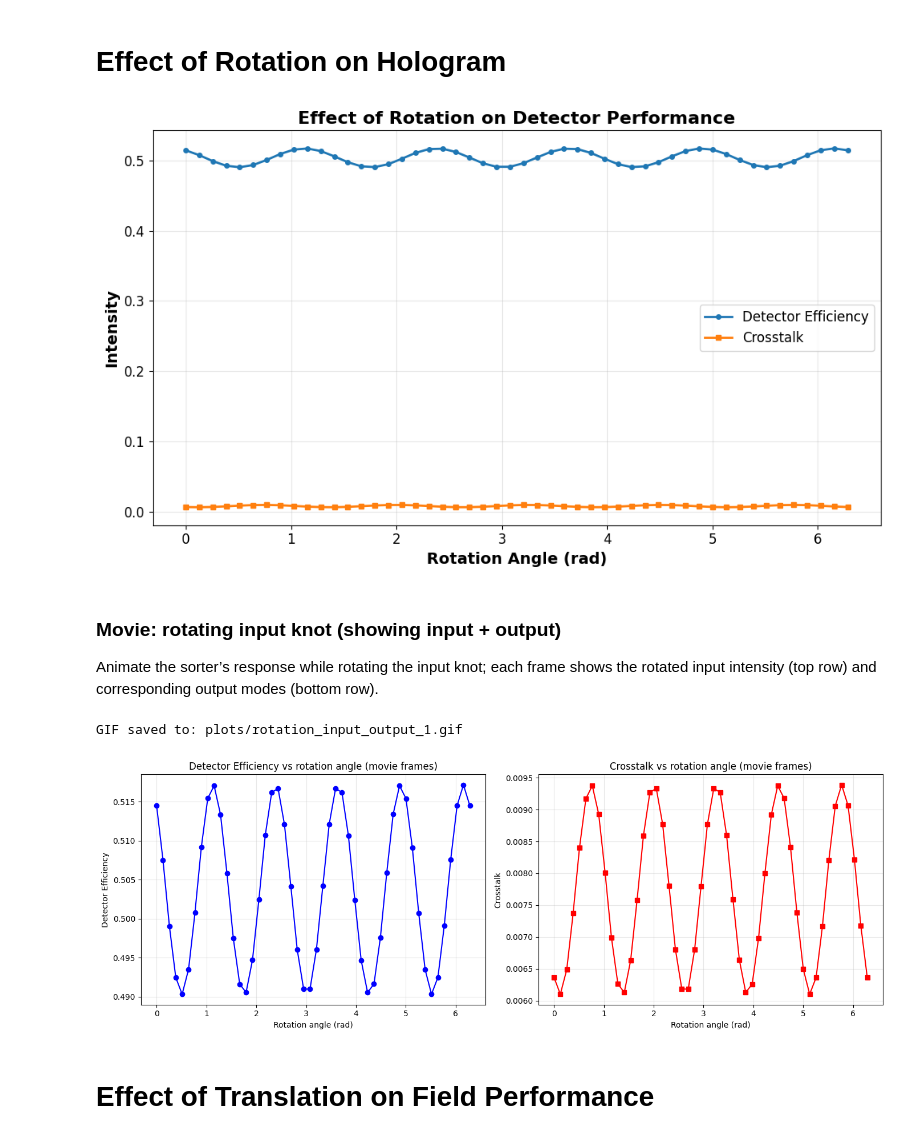
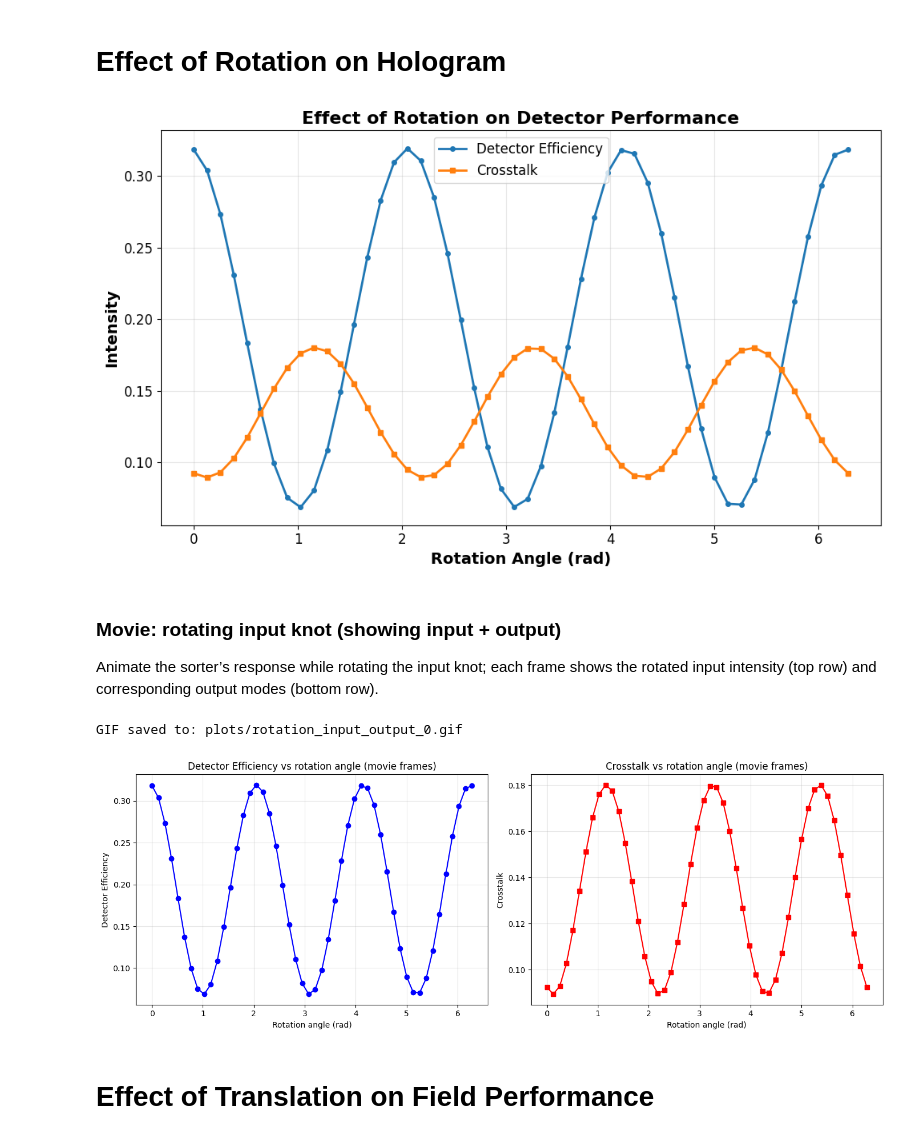
Before and after one commit to TareqJ1000/KnotSorter, a Jupyter notebook: PhaseAnalyzer.ipynb, the cells around one changed output. Saved outputs shown, nothing was run; the diff lists cells and outputs as text; code cells hidden in the pictures.

```diff
--- a/PhaseAnalyzer.ipynb
+++ b/PhaseAnalyzer.ipynb
@@ -31,7 +31,7 @@ cm = 1e-2
 # %% [markdown]
 Initialize coordinate space and system parameters that we will use to define our field.
 # %%
-index = 4
+index = 0
 
 stream = open(f"configs/ga{index}.yaml", 'r')
 cnfg = yaml.load(stream, Loader=Loader)
@@ -788,7 +788,7 @@ rotate_angles = np.linspace(0, 2*np.pi, num=50)
 mean_effs = []
 mean_crosses = []
 
-mode=1
+mode=0
 
 for angle in rotate_angles:
     # Generate the rotated fields (rotate only the selected mode)
@@ -819,7 +819,7 @@ plt.tick_params(axis='both', which='major', labelsize=12)
 plt.tight_layout()
 plt.show()
 # %% [output]
-[figure, old version]
+[figure, new version]
 # %% [markdown]
 ### Movie: rotating input knot (showing input + output)
 Animate the sorter’s response while rotating the input knot; each frame shows the rotated input intensity (top row) and corresponding output modes (bottom row).
@@ -956,37 +956,37 @@ def generate_rotation_gif(rotation_angles, gif_path="plots/rotation_input_output
 
     return np.array(effs), np.array(crosses)
 # %%
-mode = 1
+mode = 0
 
 # Generate GIF while sweeping rotation angles (input + output shown)
 rotation_angles_for_gif = np.linspace(0, 2 * np.pi, 50)
 effs_rot_movie, cross_rot_movie = generate_rotation_gif(
     rotation_angles_for_gif,
     gif_path=f"plots/rotation_input_output_{mode}.gif",
     duration=200,
     dpi=120,
     selected_mode=mode,
 )
 
 # Quick visualization of the metrics captured alongside the movie
 fig, (ax1, ax2) = plt.subplots(1, 2, figsize=(14, 5))
 ax1.plot(rotation_angles_for_gif, effs_rot_movie, marker="o", color="blue")
 ax1.set_title("Detector Efficiency vs rotation angle (movie frames)")
 ax1.set_xlabel("Rotation angle (rad)")
 ax1.set_ylabel("Detector Efficiency")
 ax1.grid(True, alpha=0.3)
 
 ax2.plot(rotation_angles_for_gif, cross_rot_movie, marker="s", color="red")
 ax2.set_title("Crosstalk vs rotation angle (movie frames)")
 ax2.set_xlabel("Rotation angle (rad)")
 ax2.set_ylabel("Crosstalk")
 ax2.grid(True, alpha=0.3)
 
 plt.tight_layout()
 plt.show()
 # %% [output]
-GIF saved to: plots/rotation_input_output_1.gif
+GIF saved to: plots/rotation_input_output_0.gif
-[figure, old version]
+[figure, new version]
 # %% [markdown]
 # Effect of Translation on Field Performance
 # %%
```
Also changed, not shown: parts of 7 cells of this notebook, 16 other files.
